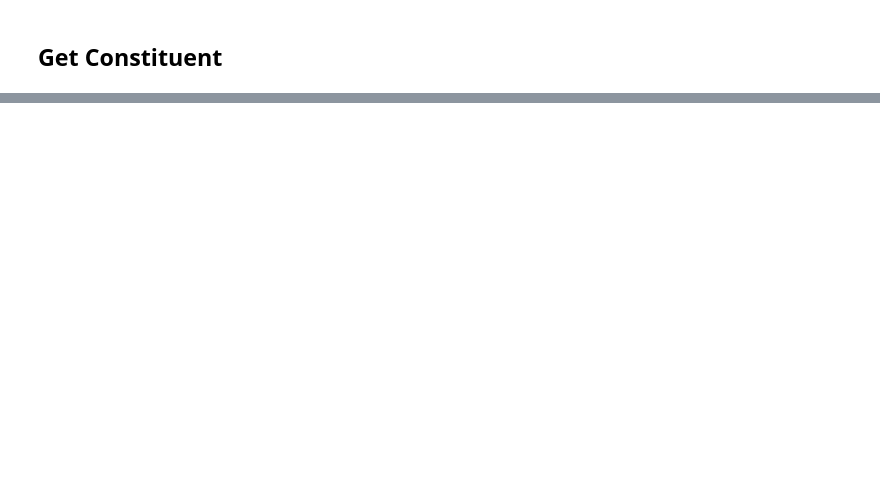
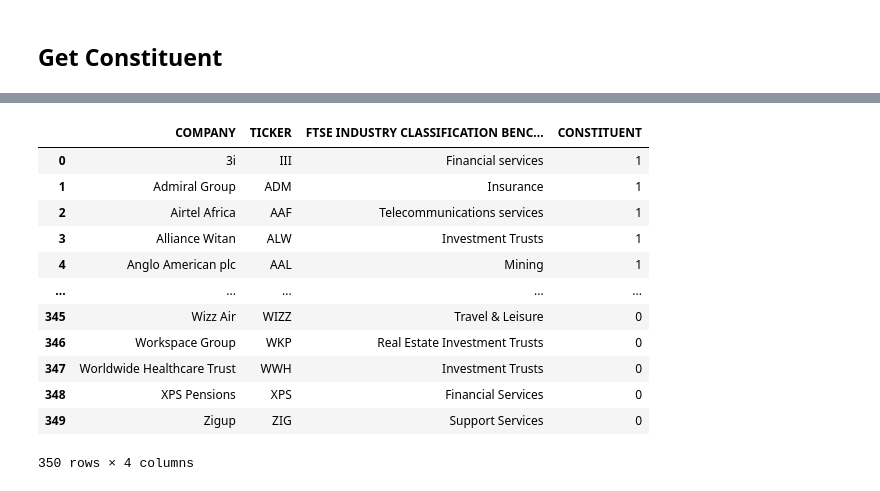
Before and after one commit to python-Marsh/Index-Rebalance, a Jupyter notebook: index_rebalance/playground.ipynb, the cells around one changed output, grey strips where cells are left out. Cells and saved outputs as stored; diff of their text form; code cells hidden in the pictures; blank space fills up the shorter version.

```diff
--- a/index_rebalance/playground.ipynb
+++ b/index_rebalance/playground.ipynb
@@ -131 +197,17 @@ df = df.sort_values(by="market_cap", ascending=False)
+# %%
+ftse_df
+# %% [output]
+|  | COMPANY | TICKER | FTSE INDUSTRY CLASSIFICATION BENC... | CONSTITUENT |
+| 0 | 3i | III | Financial services | 1 |
+| 1 | Admiral Group | ADM | Insurance | 1 |
+| 2 | Airtel Africa | AAF | Telecommunications services | 1 |
+| 3 | Alliance Witan | ALW | Investment Trusts | 1 |
+| 4 | Anglo American plc | AAL | Mining | 1 |
+| ... | ... | ... | ... | ... |
+| 345 | Wizz Air | WIZZ | Travel & Leisure | 0 |
+| 346 | Workspace Group | WKP | Real Estate Investment Trusts | 0 |
+| 347 | Worldwide Healthcare Trust | WWH | Investment Trusts | 0 |
+| 348 | XPS Pensions | XPS | Financial Services | 0 |
+| 349 | Zigup | ZIG | Support Services | 0 |
+350 rows × 4 columns
 # %%
```
Also changed, not shown: parts of 24 cells of this notebook, 5 other files.
